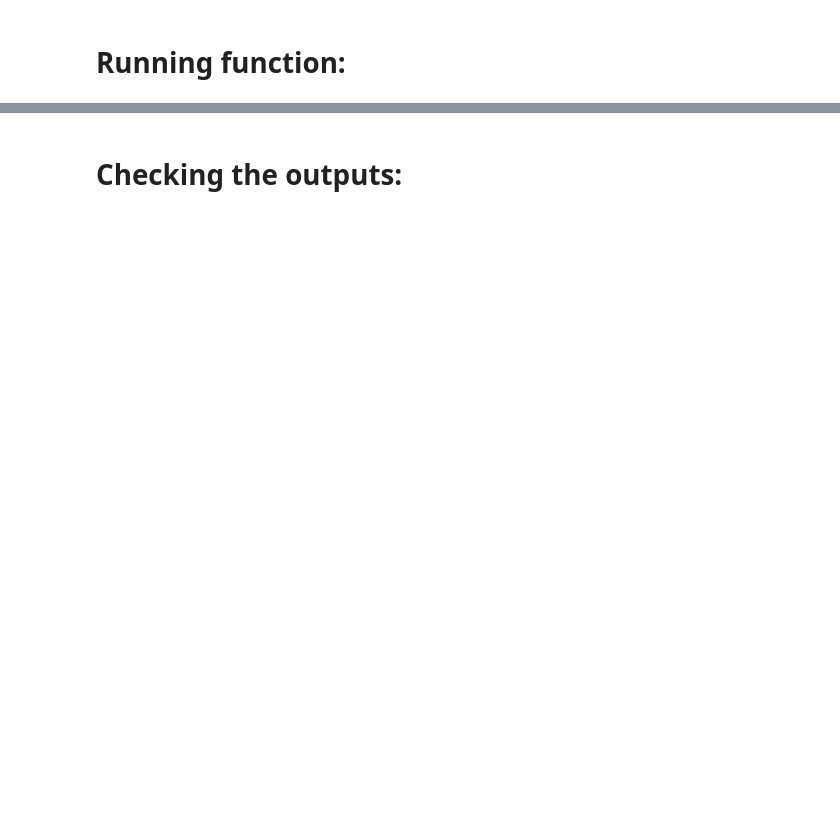
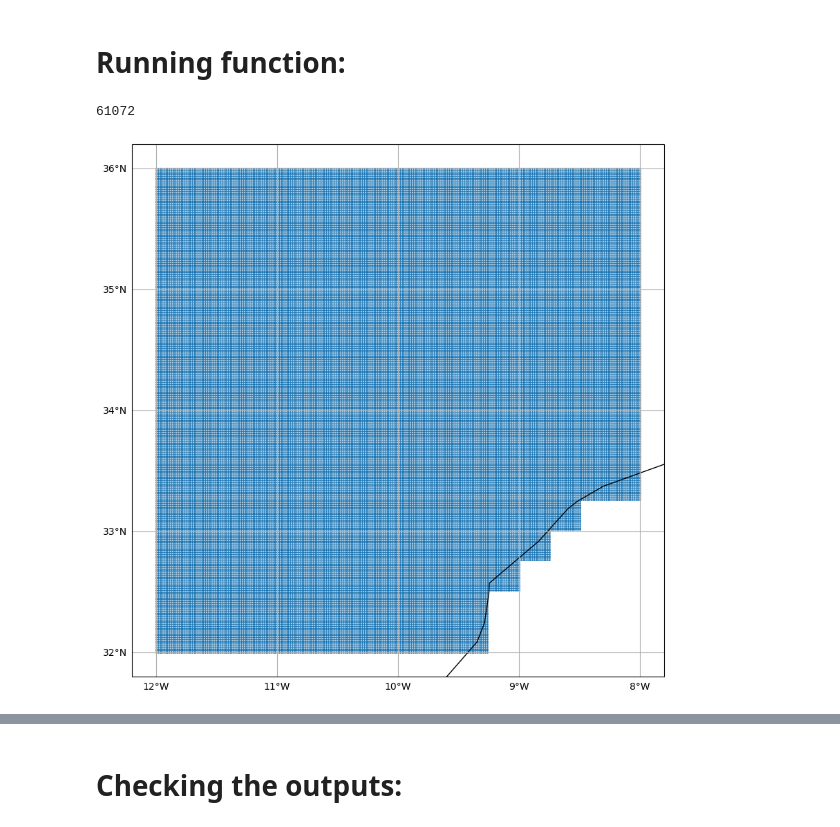
Before and after one commit to LauraGomezNavarro/OceanParcels_Lyapunov, a Jupyter notebook: examples/Morocco_simus_tests_20191001_fFTLE_1-64grid_15d.ipynb, the cells around one changed output, grey strips where cells are left out. Drawn from its saved outputs; the diff is of its cells as text; code cells hidden in the pictures; blank space fills up the shorter version.

```diff
--- a/examples/Morocco_simus_tests_20191001_fFTLE_1-64grid_15d.ipynb
+++ b/examples/Morocco_simus_tests_20191001_fFTLE_1-64grid_15d.ipynb
@@ -60,6 +51,8 @@ else:
 
 data_path = '../validation/'
 fname = 'datos_Laura.nc'
+
+only_ocean_release = True
 # %%
 outdir = '../data/'
 
@@ -134 +129,34 @@ import release_and_simu as sim
+# %%
+# remove land particles from the lats, lons if only_ocean_release is True
+if only_ocean_release:
+    mask_lon, mask_lat = ds_in_zoom.adt[0,:,:].longitude, ds_in_zoom.adt[0,:,:].latitude
+
+    x, y = np.meshgrid(mask_lon, mask_lat)
+
+    land_val_release = griddata((x.ravel(),y.ravel()), maska.ravel(),
+                            (lons, lats), method='nearest', fill_value=0)
+
+    bool_mask = land_val_release.astype(bool)
+    ocean_lons = lons[bool_mask]
+    ocean_lats = lats[bool_mask]
+    print(len(ocean_lats))
+# %% [output]
+61072
+# %%
+plt.figure(figsize=(12,10)) #(17,5)
+
+ax1 = plt.subplot(111, projection=ccrs.PlateCarree())
+ax1.coastlines(resolution='50m')
+#ax1.add_feature(cartopy.feature.LAND, facecolor='black')
+ax1.scatter(ocean_lons, ocean_lats, s=1, transform=ccrs.PlateCarree()) #marker='o'
+# ax1.set_xlim([6, 11])
+# ax1.set_ylim([54.5, 59])
+gl = ax1.gridlines(crs=ccrs.PlateCarree(), draw_labels=True)
+gl.top_labels = False
+gl.right_labels = False
+#gl.ylocator = mticker.FixedLocator([0, 5, 10, 15, 20, 25, 30, 35])
+gl.xformatter = LONGITUDE_FORMATTER
+gl.yformatter = LATITUDE_FORMATTER
+# %% [output]
+[figure, added]
 # %%
```
Also changed, not shown: parts of 13 cells of this notebook, 1 other file.
